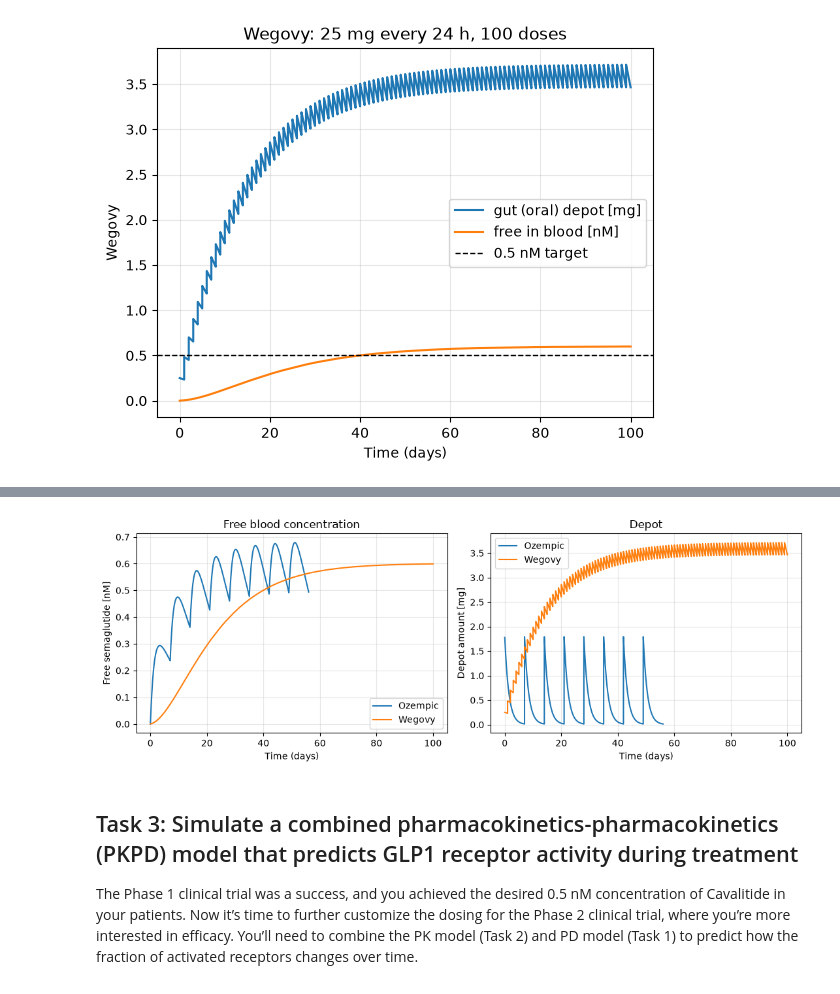
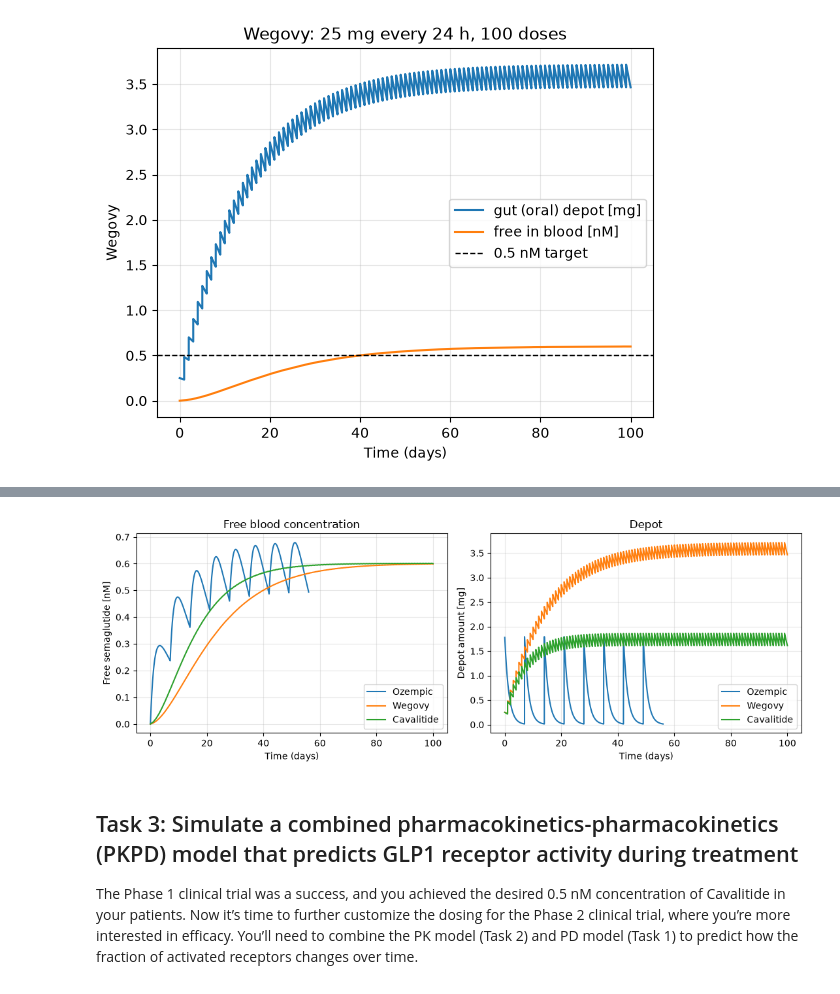
Before and after one commit to KartikeyaV/BME-2315-Module-3, a Jupyter notebook: Module3_Project_Template.ipynb, the cells around one changed output, grey strips where cells are left out. Saved outputs shown, nothing was run; the diff lists cells and outputs as text; code cells hidden in the pictures.

```diff
--- a/Module3_Project_Template.ipynb
+++ b/Module3_Project_Template.ipynb
@@ -328,24 +429,29 @@ Wegovy: analytical steady-state estimate = 0.601 nM
 # %%
 results = {}
-for drug in ['Ozempic', 'Wegovy']:
+for drug in ['Ozempic', 'Wegovy', 'Cavalitide']:
+    products = {
+        'Ozempic': dict(Favailable=0.89, ka=0.029, D=2.0, interval=168, n_doses=8, depot='subcutaneous'),
+        'Wegovy': dict(Favailable=0.01, ka=0.0029, D=25, interval=24, n_doses=100, depot='gut (oral)'),
+        'Cavalitide': dict(Favailable=0.01, ka=0.006, D=25, interval=24, n_doses=100, depot='gut (oral)')
+    }
     p = products[drug]
     Favailable, ka, D = p['Favailable'], p['ka'], p['D']
     interval, n_doses, depot = p['interval'], p['n_doses'], p['depot']
     t, Asc, Cc = simulate(D, n_doses, interval, dt)
     results[drug] = (t, Asc, Ffree*Cc)
 
 fig, ax = plt.subplots(1, 2, figsize=(11, 4))
 for drug, (t, Asc, Cfree) in results.items():
     ax[0].plot(t/24, Cfree, label=drug)
     ax[1].plot(t/24, Asc, label=drug)
 ax[0].set(xlabel="Time (days)", ylabel="Free semaglutide [nM]", title="Free blood concentration")
 ax[1].set(xlabel="Time (days)", ylabel="Depot amount [mg]", title="Depot")
 for a in ax:
     a.legend(); a.grid(alpha=0.3)
 plt.tight_layout()
 plt.show()
 # %% [output]
-[figure, old version]
+[figure, new version]
 # %% [markdown]
 ## Task 3: Simulate a combined pharmacokinetics-pharmacokinetics (PKPD) model that predicts GLP1 receptor activity during treatment
 
```
Also changed, not shown: parts of 6 cells of this notebook.
